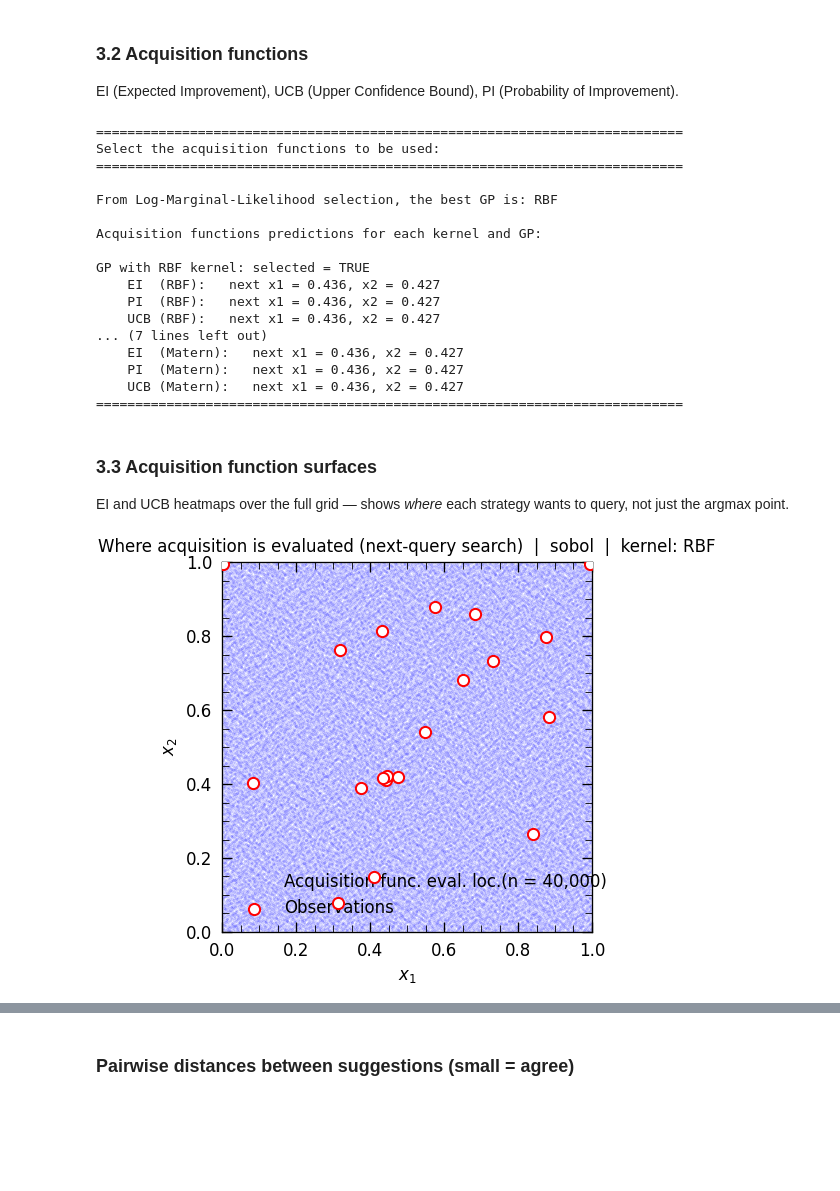
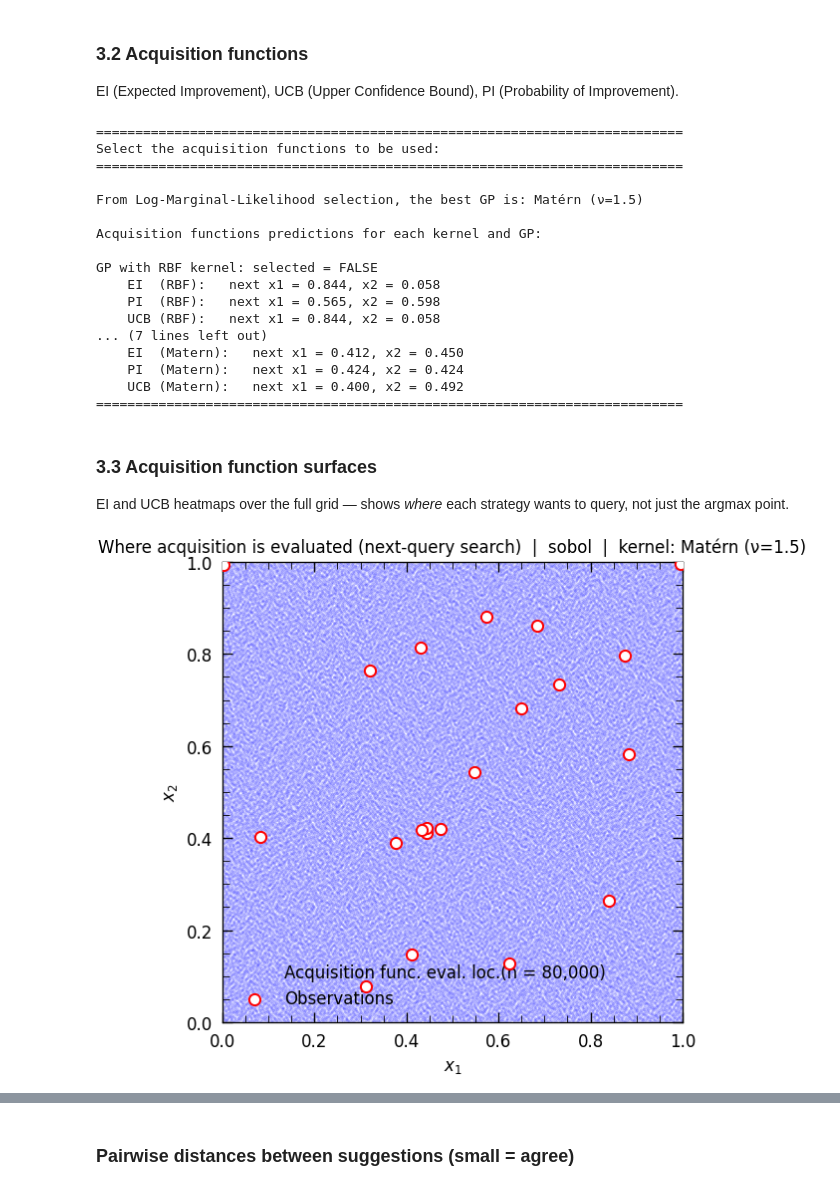
Before and after one commit to karefyllidis/SEBO, a Jupyter notebook: notebooks/function_1_Radiation-Detection.ipynb, the cells around one changed output, grey strips where cells are left out. Cells and saved outputs as stored; diff of their text form; code cells hidden in the pictures; blank space fills up the shorter version.

```diff
--- a/notebooks/function_1_Radiation-Detection.ipynb
+++ b/notebooks/function_1_Radiation-Detection.ipynb
@@ -123,7 +123,7 @@ MATERN_NU             = 1.5    # roughness: 0.5=exp, 1.5=C¹, 2.5=C², ∞=RBF
 WHITE_NOISE_LEVEL     = 1e-6   # noise init; raise to 0.01-0.1 if oracle is stochastic
 
 GP_KERNEL             = None   # None / "none" → LML auto-select; "RBF" | "Matern" | "RBF + WhiteKernel" → force that kernel
-OPTIMIZE_KERNEL       = True     # fit kernel hyperparameters via LML (recommended for F1)
+OPTIMIZE_KERNEL       = False     # fit kernel hyperparameters via LML (recommended for F1)
 N_RESTARTS_KERNEL     = 25     # restarts for LML landscape
 CONSTANT_SCALE_BOUNDS = (0.1, 10)     # reasonable output-scale range
 LENGTH_SCALE_BOUNDS   = (0.01, 10)    # prevents length-scale collapsing to 0 or running away
@@ -132,21 +132,21 @@ WHITE_NOISE_BOUNDS    = (1e-12, 5e-2)  # noiseless oracle: cap σ²_obs so LML c
 # ==== Output warping (HEBO-style): "none" | "boxcox" | "log" ====
 # Source of truth for MyBO warping on this function. If you change mode, set the same in
 # src/utils/compare_solvers._OUTPUT_WARPING_BY_FUNCTION_ID so batch runs (run_optimizers_on_data.py) match.
-OUTPUT_WARPING = "log"   # F1: mostly tiny y — log stabilizes GP (see README / TECHNICAL_FOUNDATIONS); use "none" to compare
+OUTPUT_WARPING = "boxcox"   # F1: mostly tiny y — log stabilizes GP (see README / TECHNICAL_FOUNDATIONS); use "none" to compare
 
 # ==== Acquisition coefficients ====
 # Early (few obs): explore → high ξ/κ.  Late (many obs): exploit → low ξ/κ.
-XI_EI_PI  = 0.1   # ξ for EI/PI: 0.25 = explore, 0.05 = exploit near best
+XI_EI_PI  = 0.05   # ξ for EI/PI: 0.25 = explore, 0.05 = exploit near best
 KAPPA_UCB = 1.0    # κ for UCB:   3-5  = explore, 1-2  = exploit near mean peak
 
 # ==== Candidate sampling and grid ====
-n_cand         = 40000
+n_cand         = 80000
 n_grid         = 200   # 2D grid resolution for plotting
 CANDIDATE_SAMPLING_METHOD = "sobol"  # 'grid' | 'lhs' | 'sobol' | 'random'
 
 # ==== Next-query strategy ====
 USE_ENSEMBLE    = True   # if True: centroid of EI/PI/UCB when they disagree
-SOLO_STRATEGY   = "EI"     # when USE_ENSEMBLE=False: "EI" | "PI" | "UCB"
+SOLO_STRATEGY   = "UCB"     # when USE_ENSEMBLE=False: "EI" | "PI" | "UCB"
 AGREE_THRESHOLD = 0.15    # max pairwise distance below which we say "agree" and use EI
 # F1 is a sparse hotspot: we need to refine NEAR the best point, so a large
 # exclusion radius prevents useful exploitation. 0.01 allows refinement while
@@ -609,18 +609,18 @@ print(75*'=')
 Select the acquisition functions to be used:
 ===========================================================================
 
-From Log-Marginal-Likelihood selection, the best GP is: RBF
+From Log-Marginal-Likelihood selection, the best GP is: Matérn (ν=1.5)
 
 Acquisition functions predictions for each kernel and GP:
 
-GP with RBF kernel: selected = TRUE
-    EI  (RBF):   next x1 = 0.436, x2 = 0.427
-    PI  (RBF):   next x1 = 0.436, x2 = 0.427
-    UCB (RBF):   next x1 = 0.436, x2 = 0.427
+GP with RBF kernel: selected = FALSE
+    EI  (RBF):   next x1 = 0.844, x2 = 0.058
+    PI  (RBF):   next x1 = 0.565, x2 = 0.598
+    UCB (RBF):   next x1 = 0.844, x2 = 0.058
 ... (7 lines left out)
-    EI  (Matern):   next x1 = 0.436, x2 = 0.427
-    PI  (Matern):   next x1 = 0.436, x2 = 0.427
-    UCB (Matern):   next x1 = 0.436, x2 = 0.427
+    EI  (Matern):   next x1 = 0.412, x2 = 0.450
+    PI  (Matern):   next x1 = 0.424, x2 = 0.424
+    UCB (Matern):   next x1 = 0.400, x2 = 0.492
 ===========================================================================
 # %% [markdown]
 ### 3.3 Acquisition function surfaces
@@ -634,35 +634,35 @@ EI and UCB heatmaps over the full grid — shows *where* each strategy wants to
 # --- Candidate pool (discrete points where EI/PI/UCB are evaluated for argmax) ---
 _cand_xy = np.asarray(candidate_pts, dtype=float).reshape(-1, 2)
 _n_pool = len(_cand_xy)
 _cand_show = _cand_xy
 _cand_note = f"n = {_n_pool:,}"
 
-fig_cand, ax_cand = plt.subplots(1, 1, figsize=(4,4))
+fig_cand, ax_cand = plt.subplots(1, 1, figsize=(5,5))
 ax_cand.scatter(
     _cand_show[:, 0], _cand_show[:, 1],
     s=3, c="blue", alpha=0.15, linewidths=0, rasterized=True,
     label=f"Acquisition func. eval. loc.({_cand_note})",
 )
 ax_cand.scatter(X[:, 0], X[:, 1], c="white", s=45, edgecolors="red", zorder=6, linewidths=1.2, label="Observations")
 ax_cand.set_xlim(0, 1)
 ax_cand.set_ylim(0, 1)
 ax_cand.set_aspect("equal")
 ax_cand.set_xlabel(r"$x_1$")
 ax_cand.set_ylabel(r"$x_2$")
 ax_cand.set_title(
     f"Where acquisition is evaluated (next-query search)  |  {CANDIDATE_SAMPLING_METHOD}  |  kernel: {best_name}"
 )
 ax_cand.legend(ncol=1, loc="lower left")
 if IF_EXPORT_PLOT:
     out_dir = PLOT_EXPORT_DIR
     assert_not_under_initial_data(out_dir, project_root=repo_root)
     out_dir.mkdir(parents=True, exist_ok=True)
     fig_cand.savefig(out_dir / "function_1_acquisition_candidate_pool.png", dpi=150, bbox_inches="tight")
     print("Saved candidate-pool plot to", out_dir / "function_1_acquisition_candidate_pool.png")
 if IF_SHOW_PLOT:
     plt.show()
 # %% [output]
-[figure, old version]
+[figure, new version]
 # %%
 ##############################################################
 # Acquisition surface plot(s): solo (1 panel) or ensemble (3 panels) #
```
Also changed, not shown: parts of 12 cells of this notebook, 12 other files.
